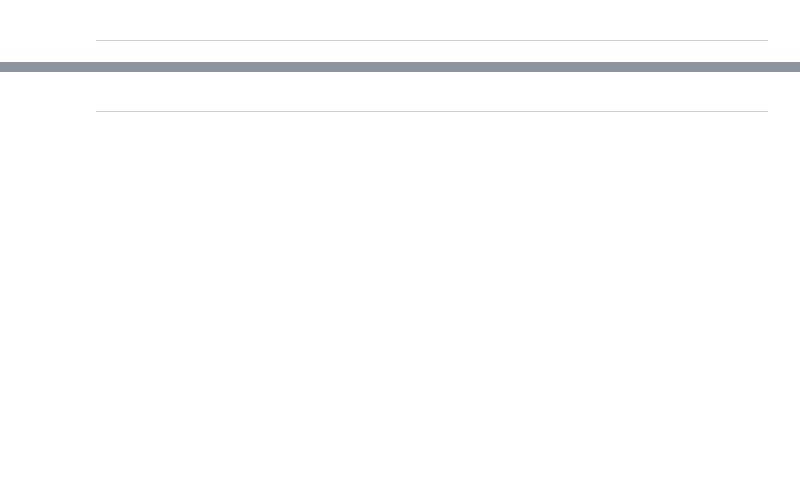
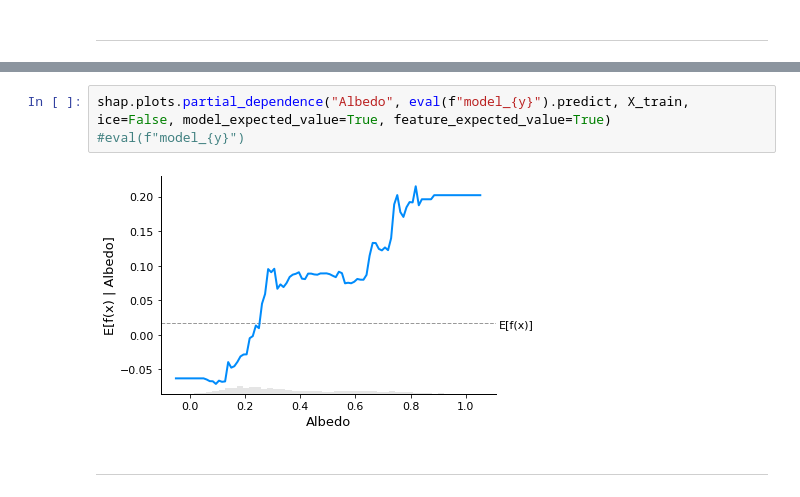
Before and after one commit to markbjerre/GEUS-Master-Thesis, a Jupyter notebook: scripts/SMB_Models_XGB_Regression_Niller.ipynb, the cells around one changed output, grey strips where cells are left out. Cells and saved outputs as stored; diff of their text form; blank space fills up the shorter version.

```diff
--- a/scripts/SMB_Models_XGB_Regression_Niller.ipynb
+++ b/scripts/SMB_Models_XGB_Regression_Niller.ipynb
@@ -985,2 +1277,7 @@ for category in ['pre', 'beginning', 'middle', 'end', 'no_ablation']:
+# %%
+shap.plots.partial_dependence("Albedo", eval(f"model_{y}").predict, X_train, ice=False, model_expected_value=True, feature_expected_value=True)
+#eval(f"model_{y}")
+# %% [output]
+[figure, added]
 # %% [markdown]
 --------
```
Also changed, not shown: parts of 30 cells of this notebook.
